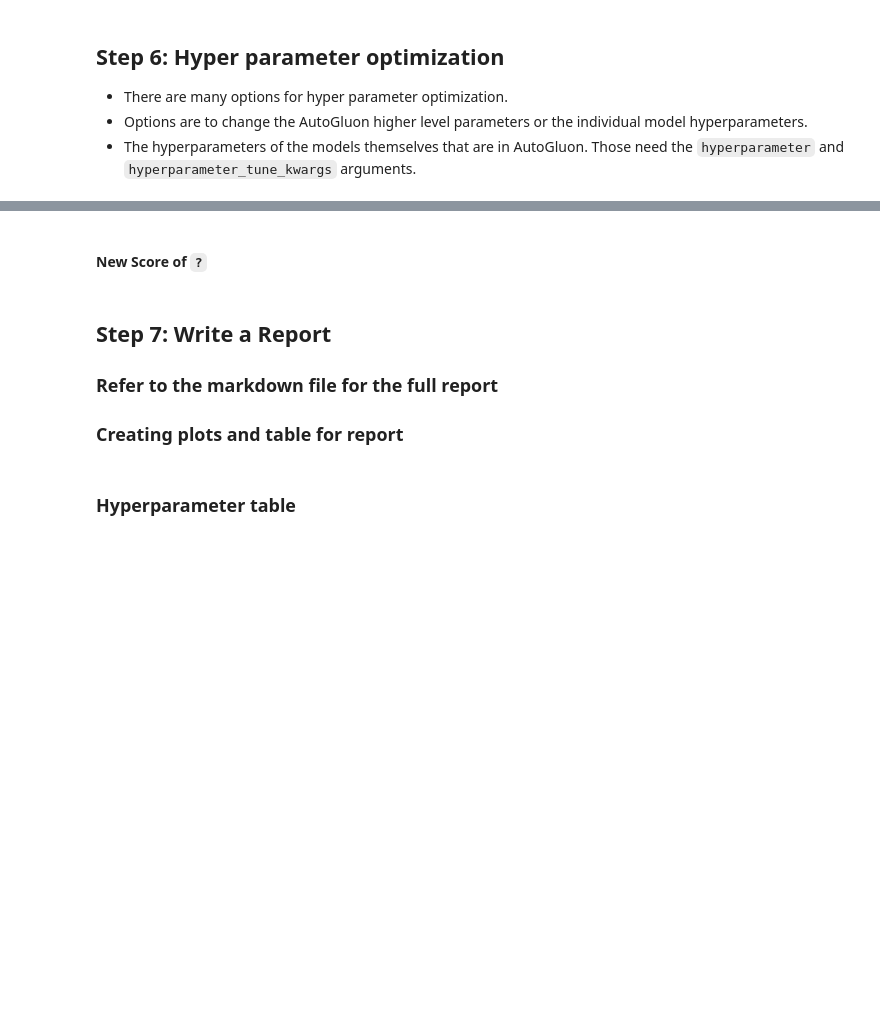
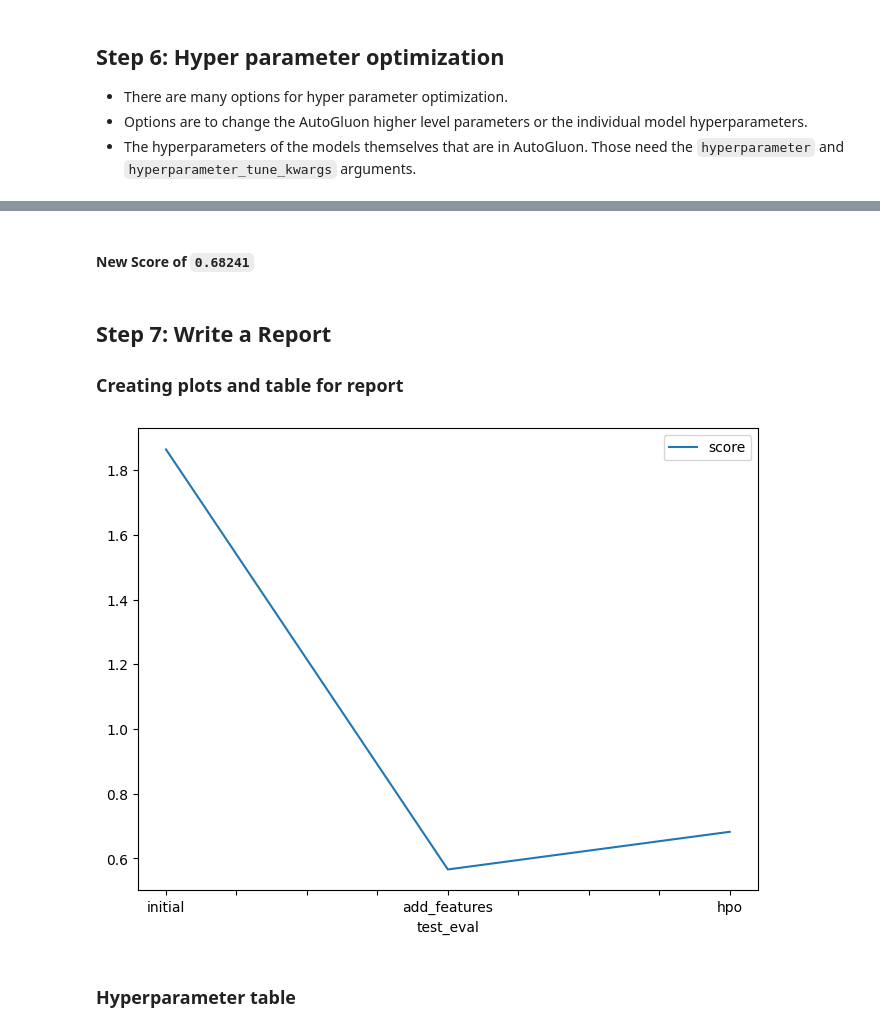
Before and after one commit to omogbolahan94/Bike-Sharing-Demand-Prediction, a Jupyter notebook: main.ipynb, the cells around one changed output, grey strips where cells are left out. Cells and saved outputs as stored; diff of their text form; code cells hidden in the pictures; blank space fills up the shorter version.

```diff
--- a/project-template.ipynb
+++ b/main.ipynb
@@ -186,8 +680,7 @@ submission_new_hpo.to_csv("submission_new_hpo.csv", index=False)
 # %% [markdown]
-#### New Score of `?`
+#### New Score of `0.68241`
 # %% [markdown]
 ## Step 7: Write a Report
-### Refer to the markdown file for the full report
 ### Creating plots and table for report
 # %%
 # Taking the top model score from each training run and creating a line plot to show improvement
@@ -202,12 +695,14 @@ fig.savefig('model_train_score.png')
 # %%
 # Take the 3 kaggle scores and creating a line plot to show improvement
 fig = pd.DataFrame(
     {
         "test_eval": ["initial", "add_features", "hpo"],
-        "score": [?, ?, ?]
+        "score": [1.86413, 0.56611, 0.68241]
     }
 ).plot(x="test_eval", y="score", figsize=(8, 6)).get_figure()
 fig.savefig('model_test_score.png')
+# %% [output]
+[figure, added]
 # %% [markdown]
 ### Hyperparameter table
 # %%
```
Also changed, not shown: parts of 51 cells of this notebook, 4 other files.
